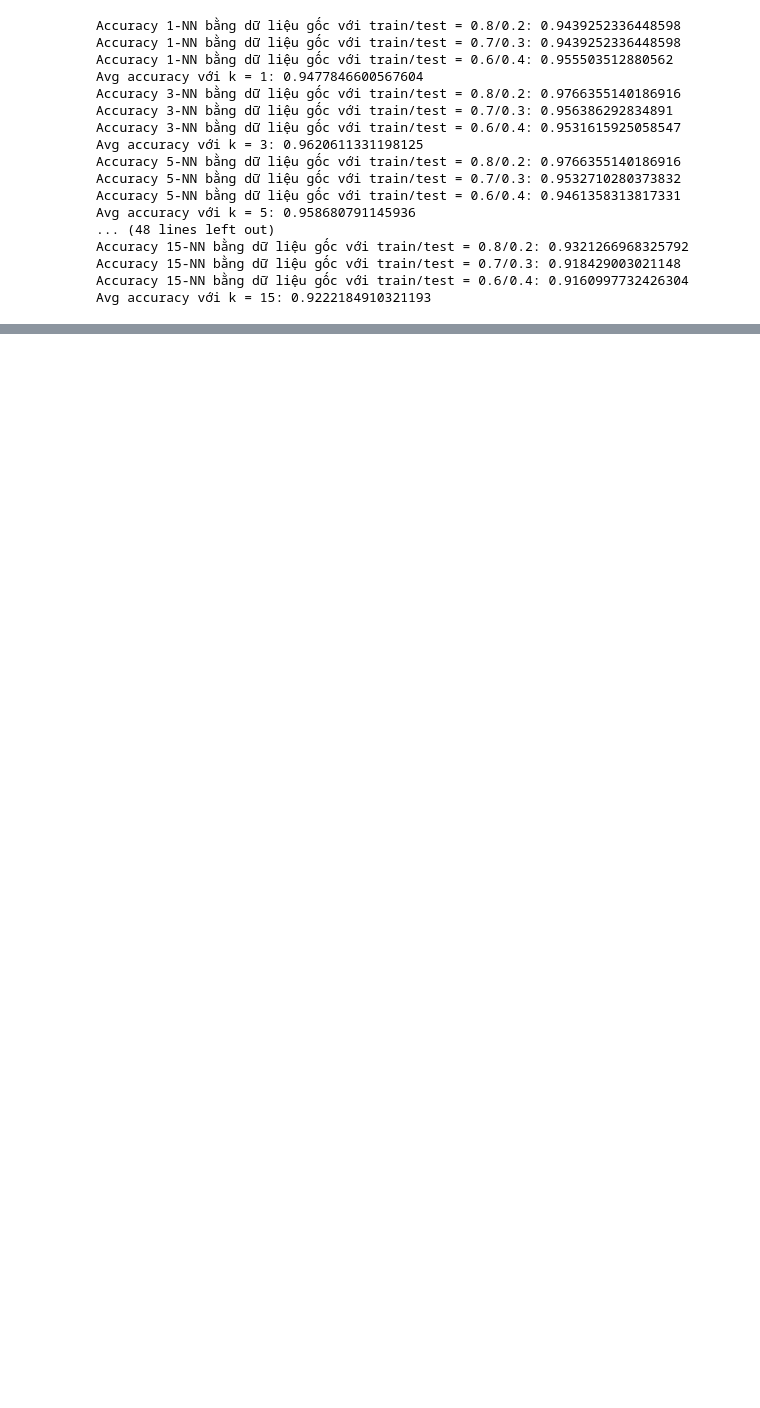
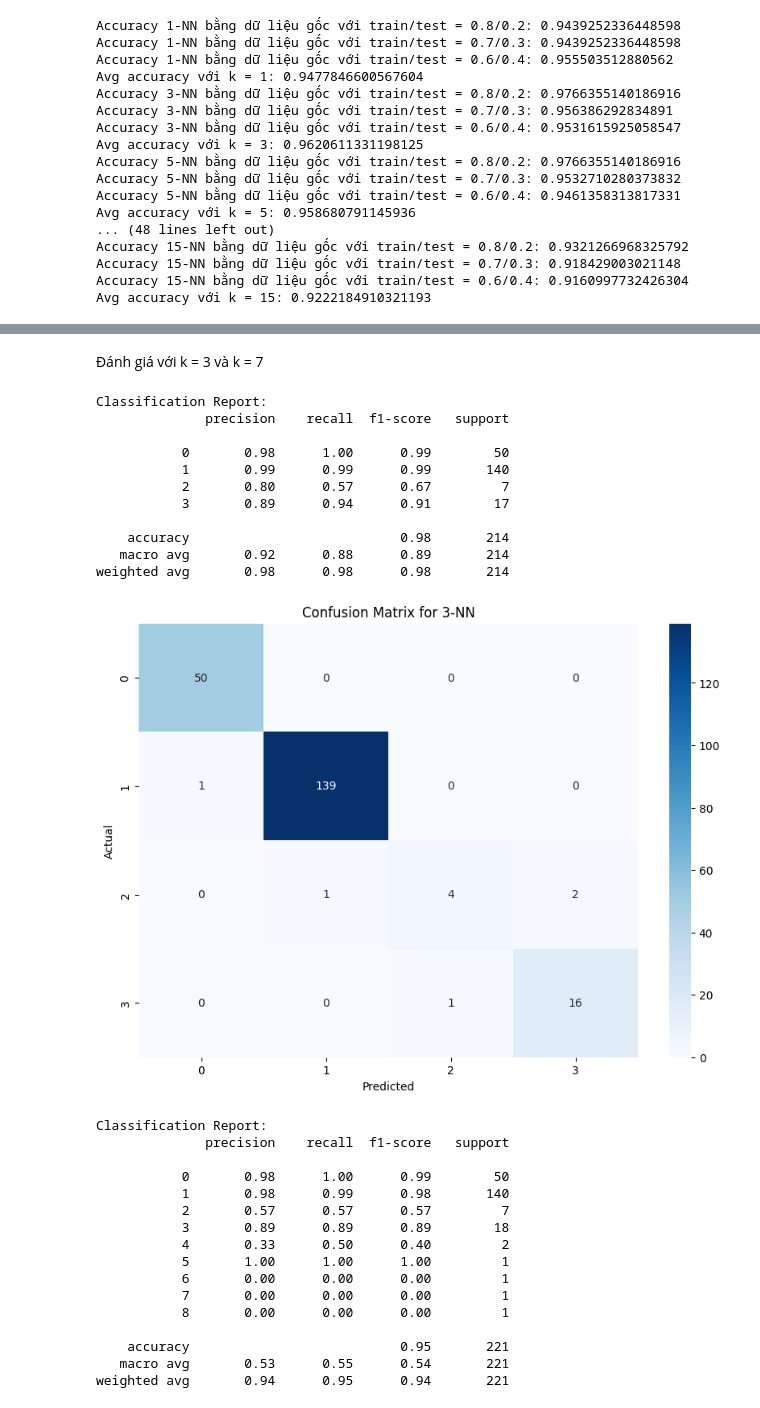
Before and after one commit to Dr-Vphuc/Ground_Water_Classifier, a Jupyter notebook: notebook/c_knn.ipynb, the cells around one changed output, grey strips where cells are left out. Saved outputs shown, nothing was run; the diff lists cells and outputs as text; code cells hidden in the pictures; blank space fills up the shorter version.

```diff
--- a/notebook/c_knn.ipynb
+++ b/notebook/c_knn.ipynb
@@ -124,12 +95,0 @@ df_9 = pd.read_csv(os.path.join(BASE_DIR, 'data/processed_data_9_classes.csv'))
-# %%
-from sklearn.model_selection import train_test_split
-
-X_4 = df_4.drop(columns=['Classification'])
-y_4 = df_4['Classification']
-X_9 = df_9.drop(columns=['Classification'])
-y_9 = df_9['Classification']
-
-X_train_4, X_test_4, y_train_4, y_test_4 = train_test_split(
-    X_4, y_4, test_size=0.2, random_state=42, stratify=y_4)
-X_train_9, X_test_9, y_train_9, y_test_9 = train_test_split(
-    X_9, y_9, test_size=0.2, random_state=42, stratify=y_9)
@@ -135,0 +109,60 @@ X_train_9, X_test_9, y_train_9, y_test_9 = train_test_split(
+# %% [markdown]
+Đánh giá với k = 3 và k = 7
+# %%
+# Classification Report and Confusion Matrix for best k and best train/test split
+best_k = 3
+def knn_evaluate(X_features, y_class, k, test_size=0.2):
+    X_train, X_test, y_train, y_test = train_test_split(
+        X_features, y_class, test_size=test_size, random_state=42, stratify=y_class
+    )
+    y_pred = np.zeros((len(y_test), 12))
+
+    for i in range(len(X_test)):
+        indexis = find_k_nearest_index(X_train, X_test.iloc[i], k=k)
+        for idx in indexis:
+            y_pred[i, int(y_train[idx])] += 1
+
+    y_pred_class = np.argmax(y_pred, axis=1).astype(int)
+
+    print("Classification Report:")
+    print(classification_report(y_test, y_pred_class, zero_division=0))
+
+    cm = confusion_matrix(y_test, y_pred_class)
+    plt.figure(figsize=(10, 7))
+    sns.heatmap(cm, annot=True, fmt='d', cmap='Blues')
+    plt.title(f'Confusion Matrix for {k}-NN')
+    plt.xlabel('Predicted')
+    plt.ylabel('Actual')
+    plt.show()
+
+knn_evaluate(X_4, y_4_encoded, best_k)
+knn_evaluate(X_9, y_9_encoded, best_k)
+# %% [output]
+Classification Report:
+              precision    recall  f1-score   support
+
+           0       0.98      1.00      0.99        50
+           1       0.99      0.99      0.99       140
+           2       0.80      0.57      0.67         7
+           3       0.89      0.94      0.91        17
+
+    accuracy                           0.98       214
+   macro avg       0.92      0.88      0.89       214
+weighted avg       0.98      0.98      0.98       214
+[figure, added]
+Classification Report:
+              precision    recall  f1-score   support
+
+           0       0.98      1.00      0.99        50
+           1       0.98      0.99      0.98       140
+           2       0.57      0.57      0.57         7
+           3       0.89      0.89      0.89        18
+           4       0.33      0.50      0.40         2
+           5       1.00      1.00      1.00         1
+           6       0.00      0.00      0.00         1
+           7       0.00      0.00      0.00         1
+           8       0.00      0.00      0.00         1
+
+    accuracy                           0.95       221
+   macro avg       0.53      0.55      0.54       221
+weighted avg       0.94      0.95      0.94       221
```
Also changed, not shown: parts of 11 cells of this notebook.
